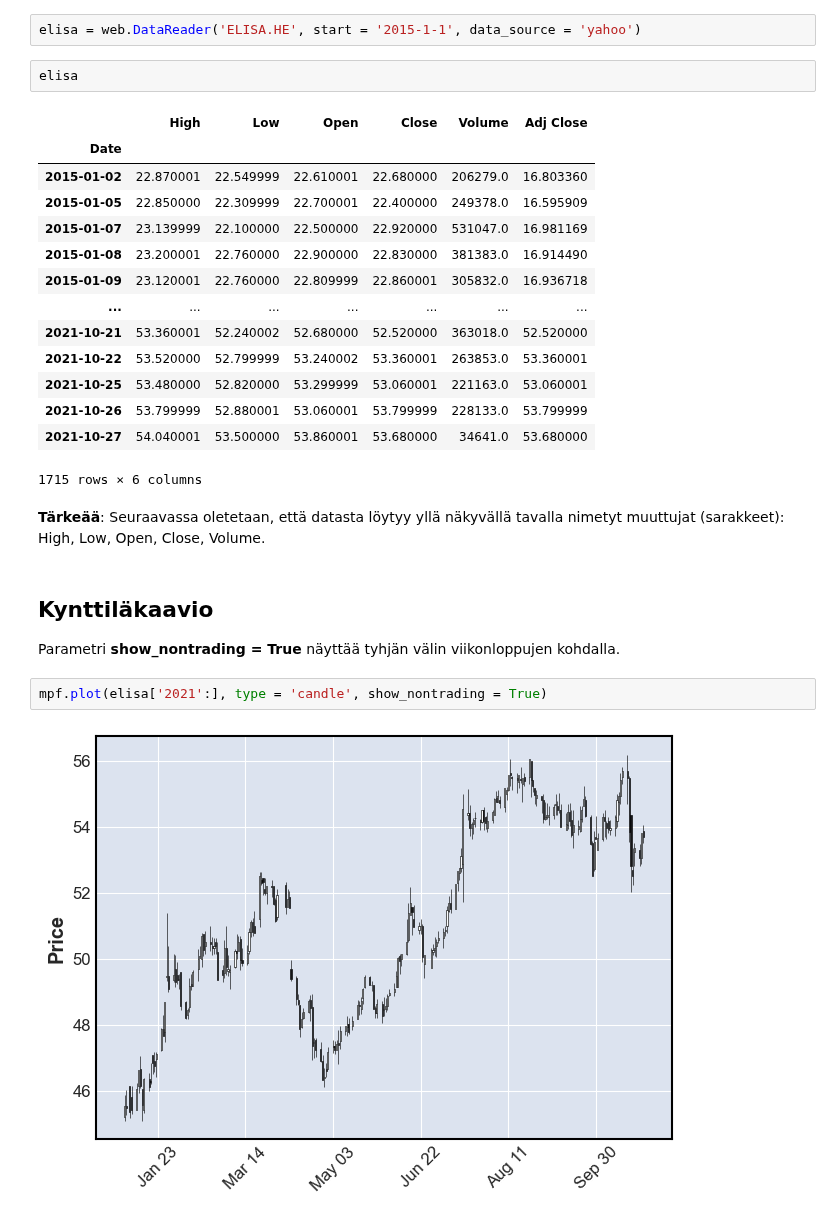
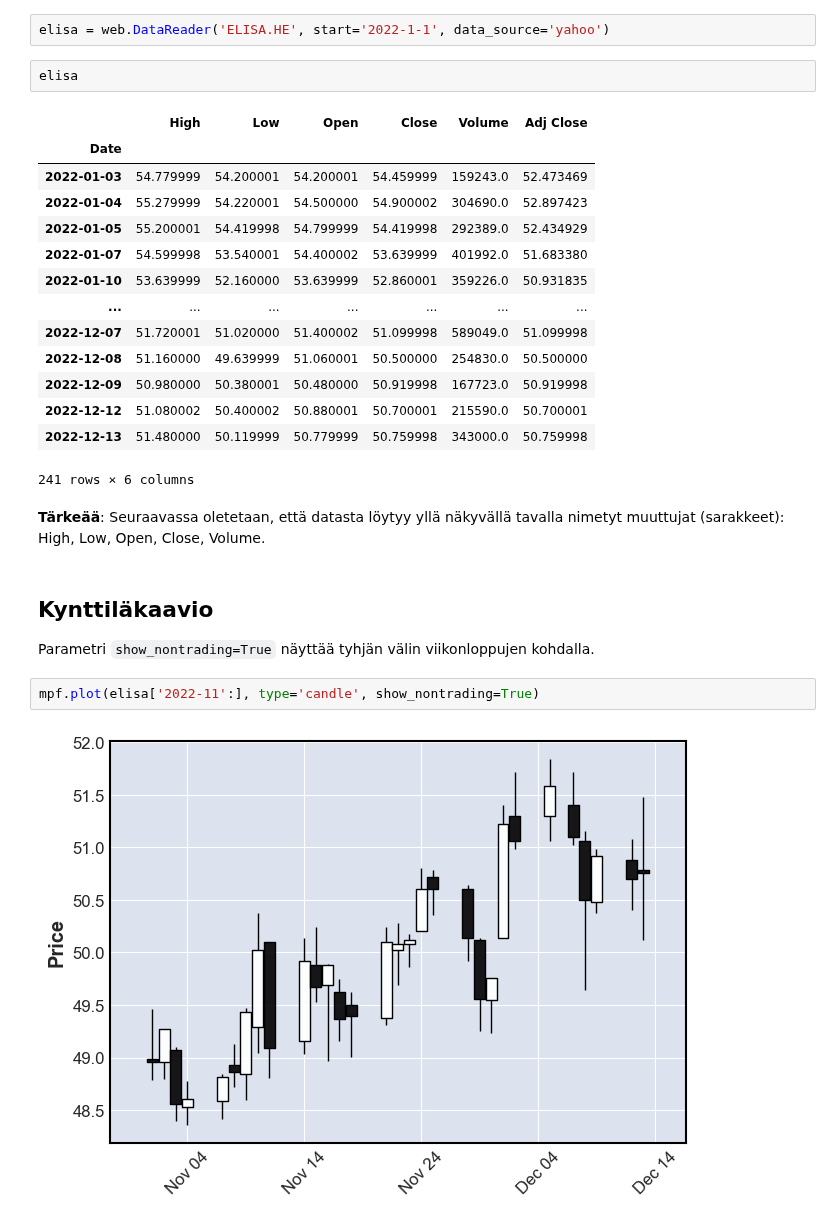
Before and after one commit to taanila/aikasarjat, a Jupyter notebook: mplfinance.ipynb, the cells around one changed output. Drawn from its saved outputs; the diff is of its cells as text.

```diff
--- a/mplfinance.ipynb
+++ b/mplfinance.ipynb
@@ -32,29 +22,29 @@ Kurssihistorioita voit noutaa Yahoo Finance -palvelusta. Voit googlata muiden os
 # %%
-elisa = web.DataReader('ELISA.HE', start = '2015-1-1', data_source = 'yahoo')
+elisa = web.DataReader('ELISA.HE', start='2022-1-1', data_source='yahoo')
 # %%
 elisa
 # %% [output]
 |  | High | Low | Open | Close | Volume | Adj Close |
 | Date |  |  |  |  |  |  |
-| 2015-01-02 | 22.870001 | 22.549999 | 22.610001 | 22.680000 | 206279.0 | 16.803360 |
-| 2015-01-05 | 22.850000 | 22.309999 | 22.700001 | 22.400000 | 249378.0 | 16.595909 |
-| 2015-01-07 | 23.139999 | 22.100000 | 22.500000 | 22.920000 | 531047.0 | 16.981169 |
-| 2015-01-08 | 23.200001 | 22.760000 | 22.900000 | 22.830000 | 381383.0 | 16.914490 |
-| 2015-01-09 | 23.120001 | 22.760000 | 22.809999 | 22.860001 | 305832.0 | 16.936718 |
+| 2022-01-03 | 54.779999 | 54.200001 | 54.200001 | 54.459999 | 159243.0 | 52.473469 |
+| 2022-01-04 | 55.279999 | 54.220001 | 54.500000 | 54.900002 | 304690.0 | 52.897423 |
+| 2022-01-05 | 55.200001 | 54.419998 | 54.799999 | 54.419998 | 292389.0 | 52.434929 |
+| 2022-01-07 | 54.599998 | 53.540001 | 54.400002 | 53.639999 | 401992.0 | 51.683380 |
+| 2022-01-10 | 53.639999 | 52.160000 | 53.639999 | 52.860001 | 359226.0 | 50.931835 |
 | ... | ... | ... | ... | ... | ... | ... |
-| 2021-10-21 | 53.360001 | 52.240002 | 52.680000 | 52.520000 | 363018.0 | 52.520000 |
-| 2021-10-22 | 53.520000 | 52.799999 | 53.240002 | 53.360001 | 263853.0 | 53.360001 |
-| 2021-10-25 | 53.480000 | 52.820000 | 53.299999 | 53.060001 | 221163.0 | 53.060001 |
-| 2021-10-26 | 53.799999 | 52.880001 | 53.060001 | 53.799999 | 228133.0 | 53.799999 |
-| 2021-10-27 | 54.040001 | 53.500000 | 53.860001 | 53.680000 | 34641.0 | 53.680000 |
+| 2022-12-07 | 51.720001 | 51.020000 | 51.400002 | 51.099998 | 589049.0 | 51.099998 |
+| 2022-12-08 | 51.160000 | 49.639999 | 51.060001 | 50.500000 | 254830.0 | 50.500000 |
+| 2022-12-09 | 50.980000 | 50.380001 | 50.480000 | 50.919998 | 167723.0 | 50.919998 |
+| 2022-12-12 | 51.080002 | 50.400002 | 50.880001 | 50.700001 | 215590.0 | 50.700001 |
+| 2022-12-13 | 51.480000 | 50.119999 | 50.779999 | 50.759998 | 343000.0 | 50.759998 |
-1715 rows × 6 columns
+241 rows × 6 columns
 # %% [markdown]
-<b>Tärkeää</b>: Seuraavassa oletetaan, että datasta löytyy yllä näkyvällä tavalla nimetyt muuttujat (sarakkeet): High, Low, Open, Close, Volume.
+**Tärkeää**: Seuraavassa oletetaan, että datasta löytyy yllä näkyvällä tavalla nimetyt muuttujat (sarakkeet): High, Low, Open, Close, Volume.
 # %% [markdown]
-<h2>Kynttiläkaavio</h2>
+## Kynttiläkaavio
 
-Parametri <b>show_nontrading = True</b> näyttää tyhjän välin viikonloppujen kohdalla.
+Parametri `show_nontrading=True` näyttää tyhjän välin viikonloppujen kohdalla.
 # %%
-mpf.plot(elisa['2021':], type = 'candle', show_nontrading = True)
+mpf.plot(elisa['2022-11':], type='candle', show_nontrading=True)
 # %% [output]
-[figure, old version]
+[figure, new version]
```
Also changed, not shown: parts of 12 cells of this notebook.
